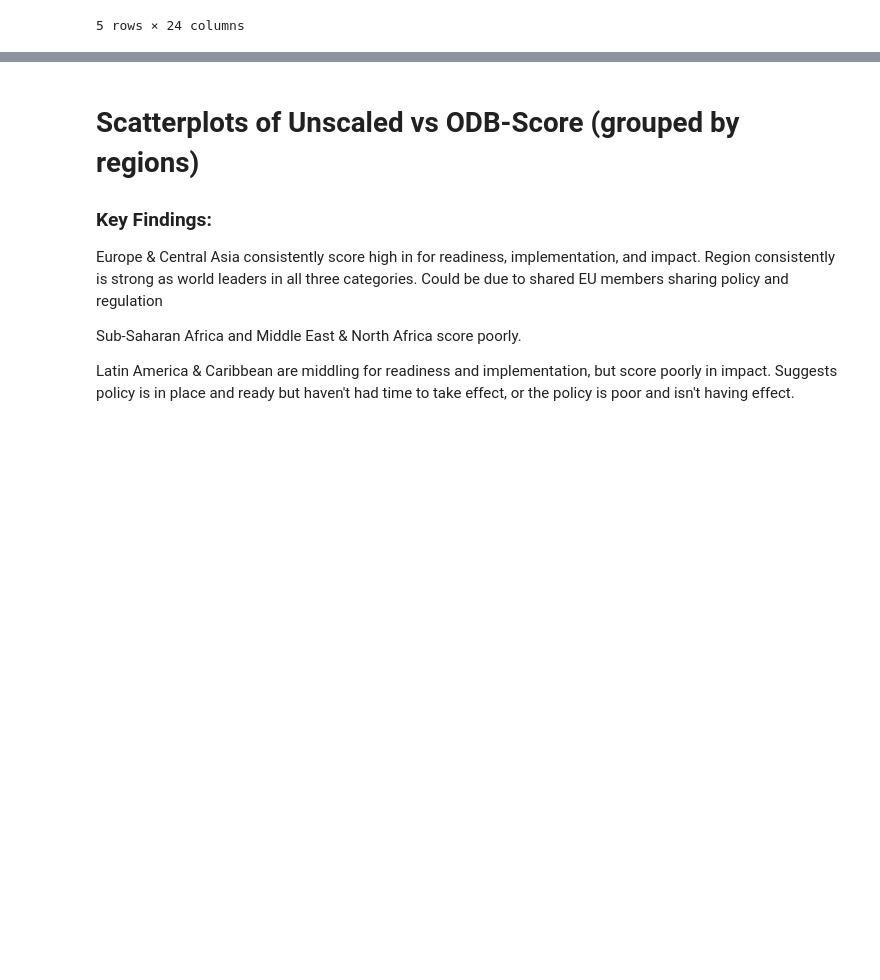
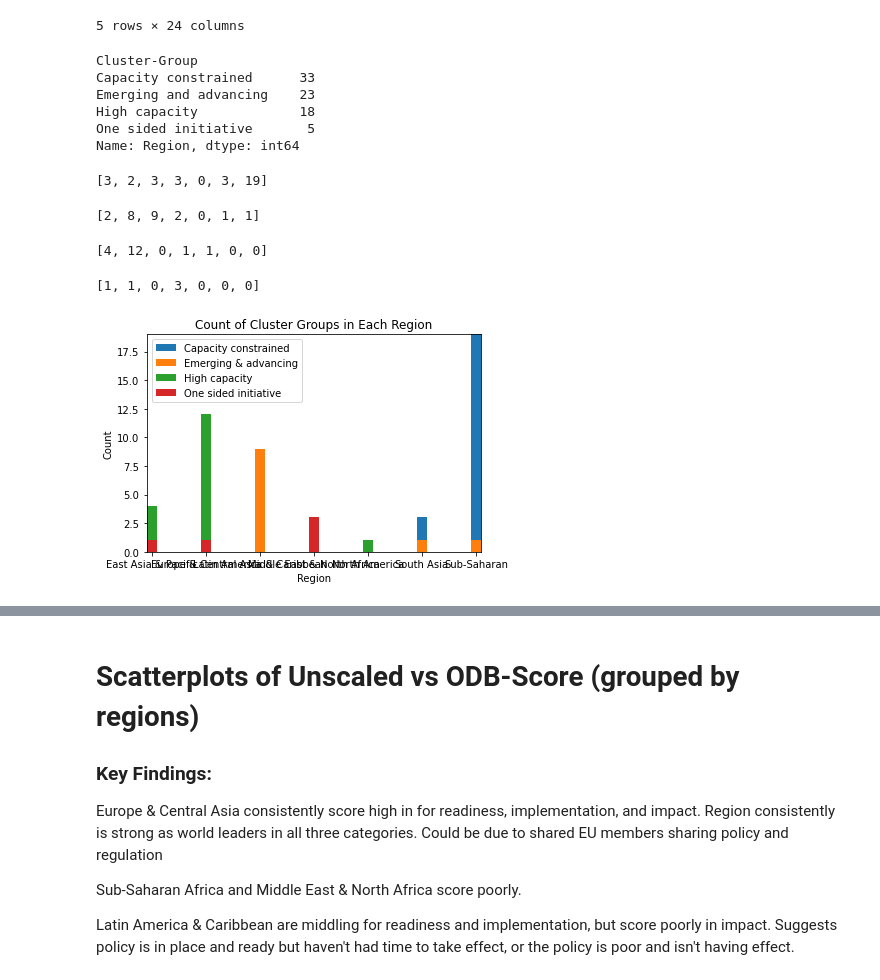
Before and after one commit to kreetigulati/Egovernance_and_OpenData, a Jupyter notebook: Norman/OpenDataOctopiProject-2014Merged.ipynb, the cells around one changed output, grey strips where cells are left out. Drawn from its saved outputs; the diff is of its cells as text; code cells hidden in the pictures; blank space fills up the shorter version.

Commit message:
Added more plots, working on bar chart

```diff
--- a/Norman/OpenDataOctopiProject-2014Merged.ipynb
+++ b/Norman/OpenDataOctopiProject-2014Merged.ipynb
@@ -31,3 +31,75 @@ merged2014.head()
 | 3 | 5 | 2014 | Europe & Central Asia | NL | NLD | 6 | Netherlands | 75.79 | 95 | ... |
 | 4 | 6 | 2014 | Europe & Central Asia | NO | NOR | 7 | Norway | 74.59 | 88 | ... |
 5 rows × 24 columns
+# %%
+clusters = merged2014.groupby("Cluster-Group")
+clusters["Region"].count()
+# %% [output]
+Cluster-Group
+Capacity constrained      33
+Emerging and advancing    23
+High capacity             18
+One sided initiative       5
+Name: Region, dtype: int64
+# %%
+capacity_constrained = merged2014[merged2014["Cluster-Group"] == "Capacity constrained"]
+capacity_constrained_region = capacity_constrained.groupby("Region")
+capacity_constrained_region_count = capacity_constrained_region["Region"].count()
+capacity_constrained_region_count = capacity_constrained_region_count.tolist()
+capacity_constrained_region_count.insert(4, 0)
+capacity_constrained_region_count
+# %% [output]
+[3, 2, 3, 3, 0, 3, 19]
+# %%
+emerging_and_advancing = merged2014[merged2014["Cluster-Group"] == "Emerging and advancing"]
+emerging_and_advancing_region = emerging_and_advancing.groupby("Region")
+emerging_and_advancing_region_count = emerging_and_advancing_region["Region"].count()
+emerging_and_advancing_region_count = emerging_and_advancing_region_count.tolist()
+emerging_and_advancing_region_count.insert(4, 0)
+emerging_and_advancing_region_count
+# %% [output]
+[2, 8, 9, 2, 0, 1, 1]
+# %%
+high_capacity = merged2014[merged2014["Cluster-Group"] == "High capacity"]
+high_capacity_region = high_capacity.groupby("Region")
+high_capacity_region_count = high_capacity_region["Region"].count()
+high_capacity_region_count = high_capacity_region_count.tolist()
+high_capacity_region_count.insert(2, 0)
+high_capacity_region_count.insert(5, 0)
+high_capacity_region_count.insert(6, 0)
+high_capacity_region_count
+# %% [output]
+[4, 12, 0, 1, 1, 0, 0]
+# %%
+one_sided_initiative = merged2014[merged2014["Cluster-Group"] == "One sided initiative"]
+one_sided_initiative_region = one_sided_initiative.groupby("Region")
+one_sided_initiative_region_count = one_sided_initiative_region["Region"].count()
+one_sided_initiative_region_count = one_sided_initiative_region_count.tolist()
+one_sided_initiative_region_count.insert(2, 0)
+one_sided_initiative_region_count.insert(4, 0)
+one_sided_initiative_region_count.insert(5, 0)
+one_sided_initiative_region_count.insert(6, 0)
+one_sided_initiative_region_count
+# %% [output]
+[1, 1, 0, 3, 0, 0, 0]
+# %%
+regions = ['East Asia & Pacific', 'Europe & Central Asia', 'Latin America & Caribbean', 'Middle East & North Africa',
+           'North America', 'South Asia', 'Sub-Saharan']
+width = 0.2       # the width of the bars: can also be len(x) sequence
+
+fig, ax = plt.subplots()
+
+ax.bar(regions, capacity_constrained_region_count, width=width, label='Capacity constrained', align='center')
+ax.bar(regions, emerging_and_advancing_region_count, width=width, label='Emerging & advancing', align='center')
+ax.bar(regions, high_capacity_region_count, width=width, label='High capacity', align='center')
+ax.bar(regions, one_sided_initiative_region_count, width=width, label='One sided initiative', align='center')
+
+ax.set_xlabel('Region')
+ax.set_ylabel('Count')
+ax.set_title('Count of Cluster Groups in Each Region')
+ax.legend()
+ax.autoscale(tight=True)
+
+plt.show()
+# %% [output]
+[figure, added]
```
Also changed, not shown: parts of 28 cells of this notebook.
